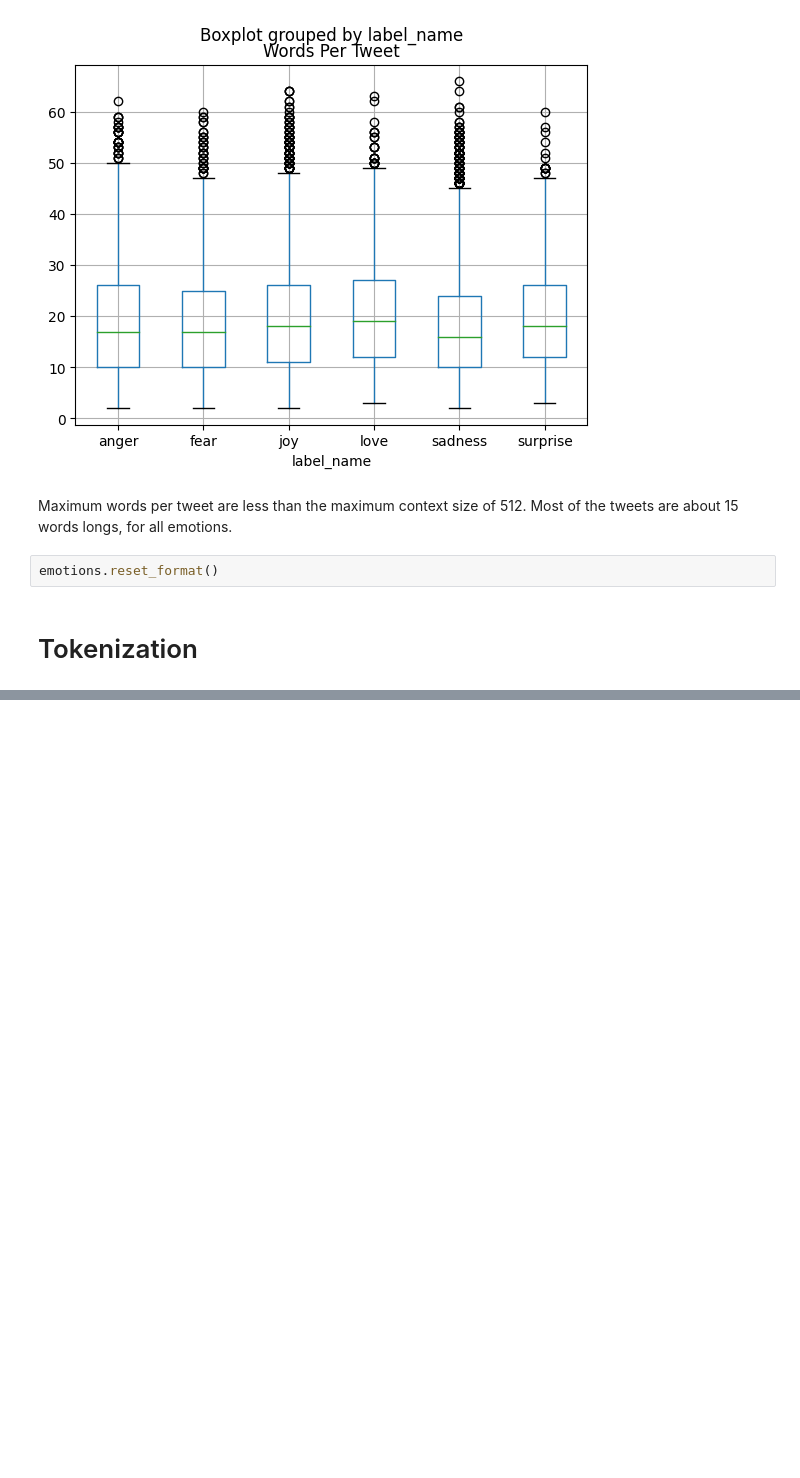
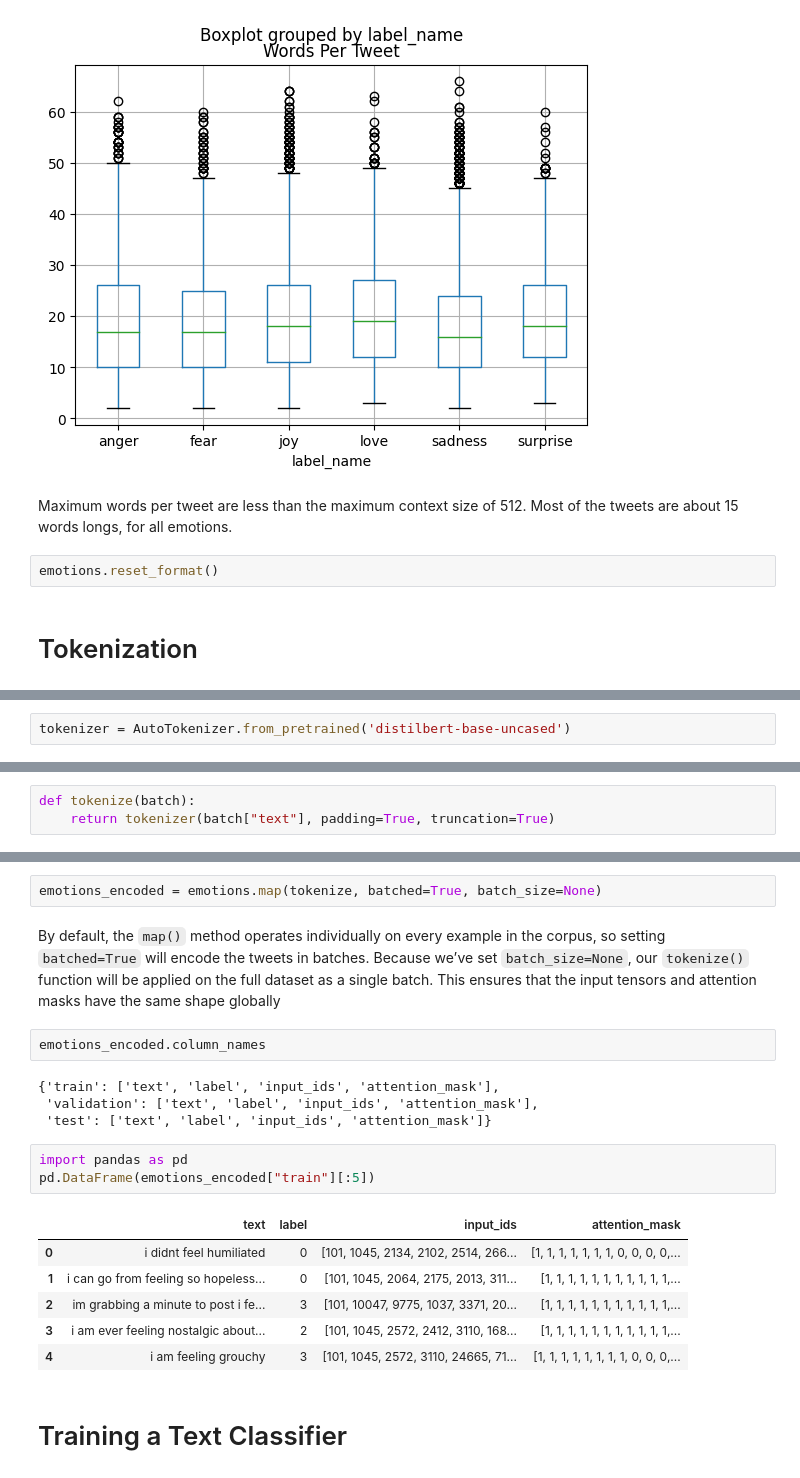
Before and after one commit to Sohaib9920/Transformer_Text_Classification, a Jupyter notebook: Transformer_Text_Classification.ipynb, the cells around one changed output, grey strips where cells are left out. Drawn from its saved outputs; the diff is of its cells as text; blank space fills up the shorter version.

```diff
--- a/Transformer_Text_Classification.ipynb
+++ b/Transformer_Text_Classification.ipynb
@@ -160,0 +163,2 @@ emotions.reset_format()
+# %%
+tokenizer = AutoTokenizer.from_pretrained('distilbert-base-uncased')
@@ -160,0 +196,3 @@ emotions.reset_format()
+# %%
+def tokenize(batch):
+    return tokenizer(batch["text"], padding=True, truncation=True)
@@ -160,0 +205,26 @@ emotions.reset_format()
+# %%
+emotions_encoded = emotions.map(tokenize, batched=True, batch_size=None)
+# %% [markdown]
+By default, the `map()` method operates individually on every example in the corpus,
+so setting `batched=True` will encode the tweets in batches. Because we’ve set
+`batch_size=None`, our `tokenize()` function will be applied on the full dataset as a
+single batch. This ensures that the input tensors and attention masks have the same
+shape globally
+# %%
+emotions_encoded.column_names
+# %% [output]
+{'train': ['text', 'label', 'input_ids', 'attention_mask'],
+ 'validation': ['text', 'label', 'input_ids', 'attention_mask'],
+ 'test': ['text', 'label', 'input_ids', 'attention_mask']}
+# %%
+import pandas as pd
+pd.DataFrame(emotions_encoded["train"][:5])
+# %% [output]
+|  | text | label | input_ids | attention_mask |
+| 0 | i didnt feel humiliated | 0 | [101, 1045, 2134, 2102, 2514, 266... | [1, 1, 1, 1, 1, 1, 1, 0, 0, 0, 0,... |
+| 1 | i can go from feeling so hopeless... | 0 | [101, 1045, 2064, 2175, 2013, 311... | [1, 1, 1, 1, 1, 1, 1, 1, 1, 1, 1,... |
+| 2 | im grabbing a minute to post i fe... | 3 | [101, 10047, 9775, 1037, 3371, 20... | [1, 1, 1, 1, 1, 1, 1, 1, 1, 1, 1,... |
+| 3 | i am ever feeling nostalgic about... | 2 | [101, 1045, 2572, 2412, 3110, 168... | [1, 1, 1, 1, 1, 1, 1, 1, 1, 1, 1,... |
+| 4 | i am feeling grouchy | 3 | [101, 1045, 2572, 3110, 24665, 71... | [1, 1, 1, 1, 1, 1, 1, 1, 0, 0, 0,... |
+# %% [markdown]
+# Training a Text Classifier
```
Also changed, not shown: parts of 10 cells of this notebook.
